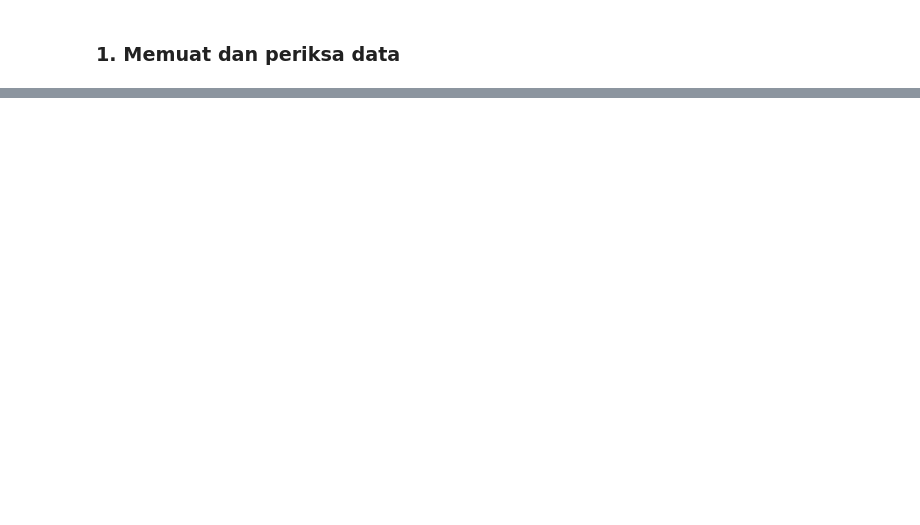
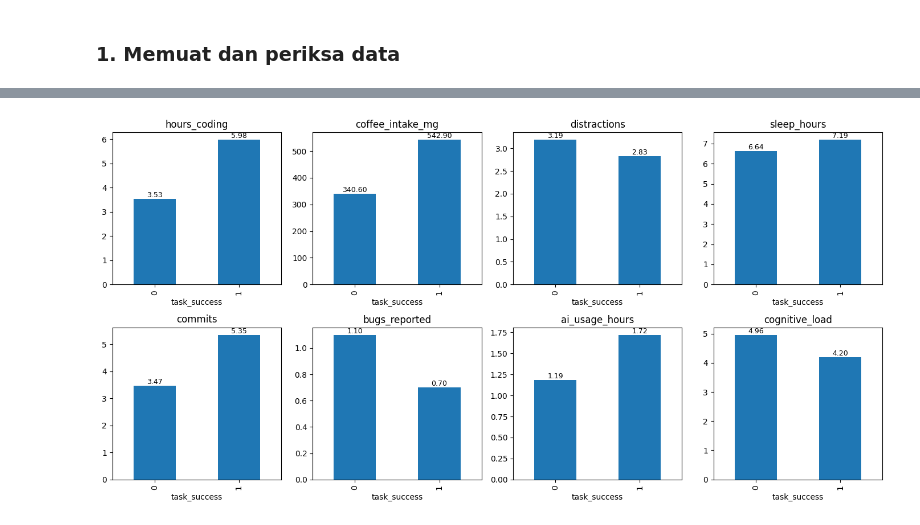
Before and after one commit to Faturar/data-mining-project-ai-developer-productivity-impact, a Jupyter notebook: main.ipynb, the cells around one changed output, grey strips where cells are left out. Drawn from its saved outputs; the diff is of its cells as text; code cells hidden in the pictures; blank space fills up the shorter version.

```diff
--- a/main.ipynb
+++ b/main.ipynb
@@ -278,0 +96,19 @@ plt.show()
+# %%
+fig, axes = plt.subplots(2, 4, figsize=(14,7))
+ax = axes.flatten()
+cols = df.drop('task_success', axis=1).columns
+
+for i, col in enumerate(cols):
+    df.groupby('task_success')[col].mean().plot(kind='bar', ax=ax[i])
+
+    for p in ax[i].patches:
+        height = p.get_height()
+        ax[i].text(p.get_x() + p.get_width() / 2., height,
+                   f'{height:.2f}', ha='center', va='bottom', fontsize=9)
+
+    ax[i].set_title(col)
+
+plt.tight_layout()
+plt.show()
+# %% [output]
+[figure, added]
```
Also changed, not shown: parts of 76 cells of this notebook, 6 other files.
